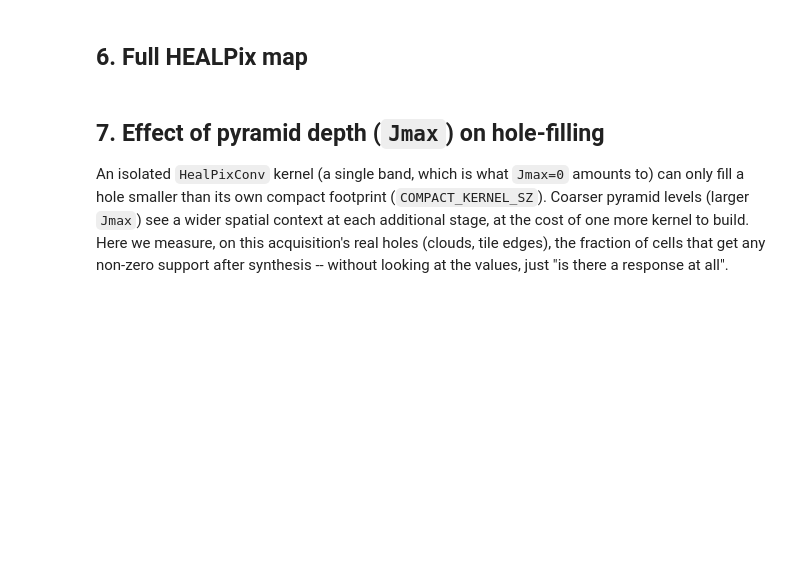
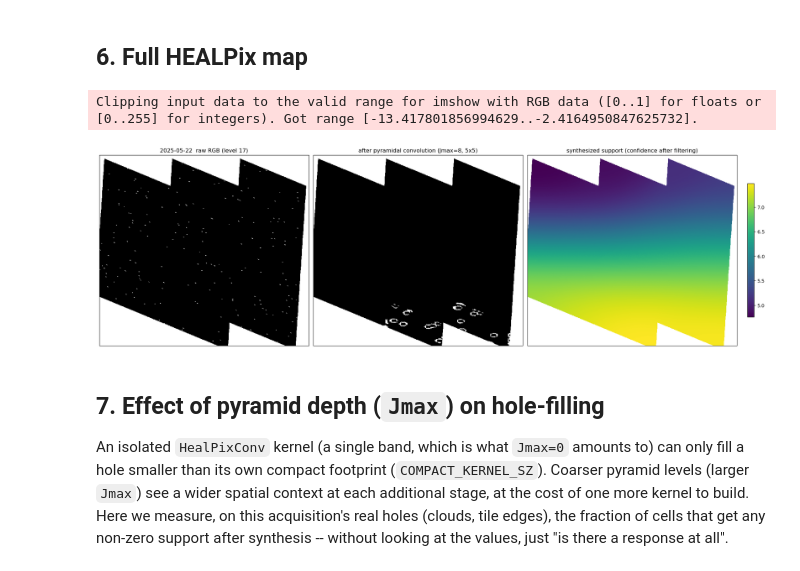
Before and after one commit to GRID4EARTH/healpix-analyse, a Jupyter notebook: Notebooks/pyramid_conv_sentinel2_test.ipynb, the cells around one changed output. Saved outputs shown, nothing was run; the diff lists cells and outputs as text; code cells hidden in the pictures; blank space fills up the shorter version.

```diff
--- a/Notebooks/pyramid_conv_sentinel2_test.ipynb
+++ b/Notebooks/pyramid_conv_sentinel2_test.ipynb
@@ -37,3 +37,9 @@ already in memory, including a stale `HealPixKernelPyramid.from_kernel`
 without a newly-added keyword argument, or a `pconv` object built earlier
 against an older kernel pyramid. A restart (Kernel > Restart, then
 Run All) avoids this class of confusing, mismatched-state error entirely.
+# %%
+import healpix_analyse.kernel_pyramid as kp
+print(kp.__file__)
+with open(kp.__file__) as f:
+    src = f.read()
+print(len(src), 'channels' in src, 'weights_from_finest_band' in src)
@@ -122,3 +133,5 @@ if finite_rgb.max() < 0.01:
           "product, or in g4e_source.py's SCALING='reflectance' convention), not "
           "something the pyramidal-convolution code below can fix; worth comparing "
           "against the same product/band read in dino_tuning_single_date.ipynb.")
+rgb=0*rgb
+rgb[(np.random.rand(200)*rgb.shape[0]).astype('int')]=1.0
@@ -280,29 +319,32 @@ plt.show()
 # %%
 import cartopy.crs as ccrs
 import healpix_plot
 
 # healpix_plot is a separate package with its own ellipsoid handling --
 # healpix_analyse's automatic canonicalization (§2) does not extend to it,
 # so `src.ellipsoid` (often lowercase, e.g. "wgs84") is canonicalized here
 # by hand, the same way §8 does for its own bare healpix_geo call.
 grid = healpix_plot.HealpixGrid(
     level=level, indexing_scheme="nested", ellipsoid=canonicalize_ellipsoid(src.ellipsoid),
 )
 
 fig, axes = plt.subplots(1, 3, figsize=(20, 6),
                           subplot_kw={"projection": ccrs.PlateCarree()}, layout="constrained")
 hi = float(np.nanpercentile(rgb, 98))
 healpix_plot.plot(cell_id, rgb, healpix_grid=grid, sampling_grid={"shape": 900},
                    ax=axes[0], rgb_clip=(0.0, hi), axis_labels="none",
                    title=f"{dates[TIME_INDEX]}  raw RGB (level {level})")
-healpix_plot.plot(cell_id, rgb_filtered, healpix_grid=grid, sampling_grid={"shape": 900},
-                   ax=axes[1], rgb_clip=(0.0, hi), axis_labels="none",
+healpix_plot.plot(cell_id, np.log(rgb_filtered), healpix_grid=grid, sampling_grid={"shape": 900},
+                   ax=axes[1], axis_labels="none",
                    title=f"after pyramidal convolution (Jmax={JMAX}, {COMPACT_KERNEL_SZ}x{COMPACT_KERNEL_SZ})")
 mp = healpix_plot.plot(cell_id, support_map, healpix_grid=grid, sampling_grid={"shape": 900},
                         ax=axes[2], axis_labels="none",
                         title="synthesized support (confidence after filtering)")
 fig.colorbar(mp, ax=axes[2], shrink=0.7)
 plt.show()
+# %% [output]
+Clipping input data to the valid range for imshow with RGB data ([0..1] for floats or [0..255] for integers). Got range [-13.417801856994629..-2.4164950847625732].
+[figure, added]
 # %% [markdown]
 ## 7. Effect of pyramid depth (`Jmax`) on hole-filling
 
```
Also changed, not shown: parts of 10 cells of this notebook.
